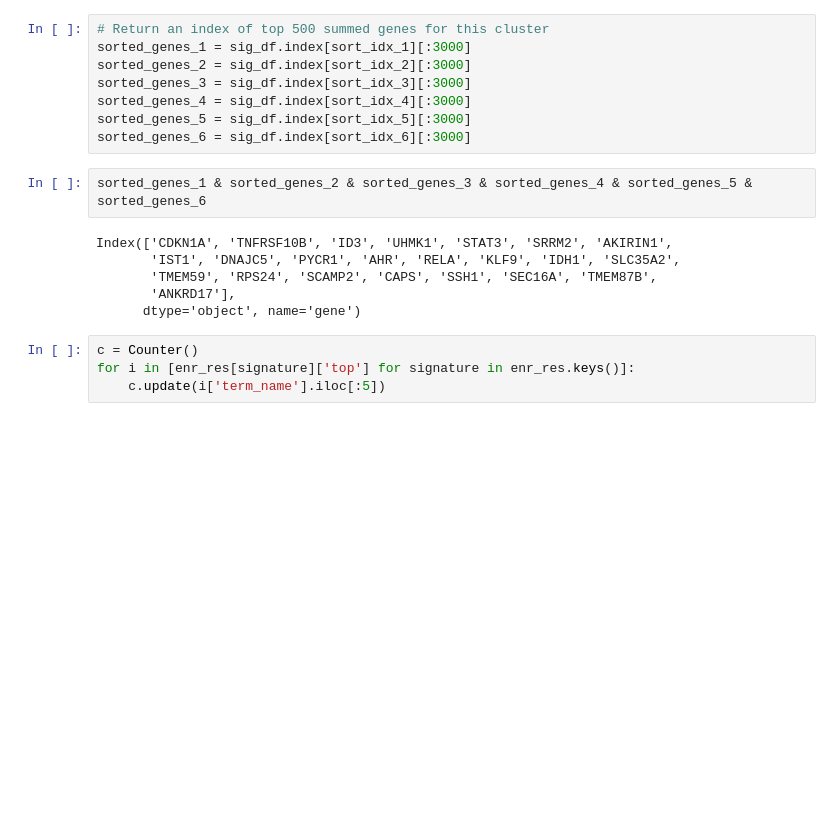
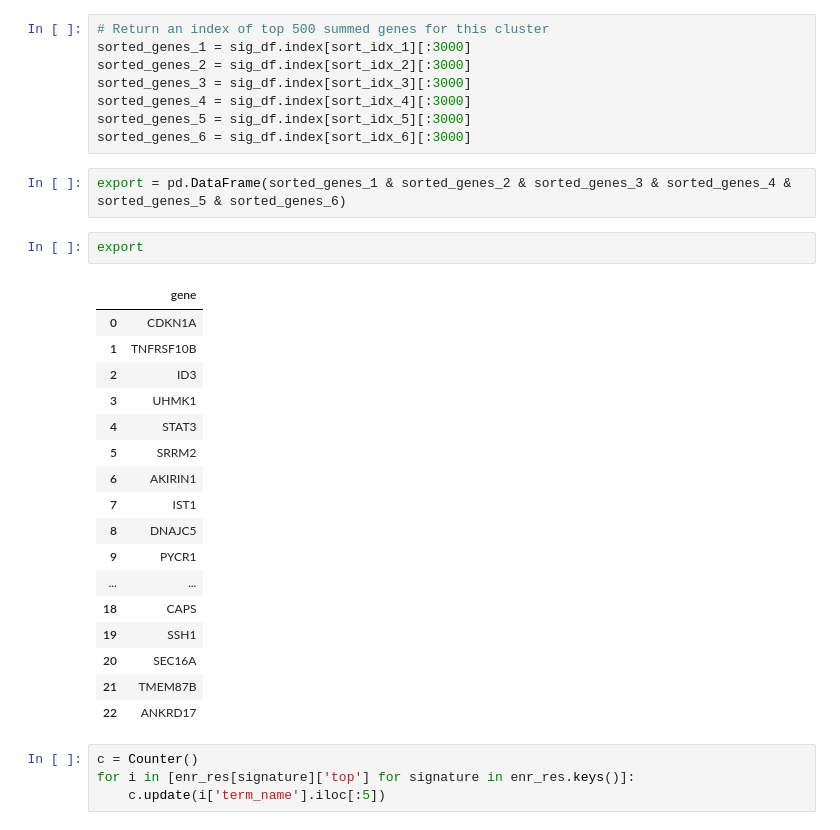
Before and after one commit to MaayanLab/human-melanoma-signature, a Jupyter notebook: pipeline/notebooks/Development.ipynb, the cells around one changed output. Drawn from its saved outputs; the diff is of its cells as text; blank space fills up the shorter version.

```diff
--- a/pipeline/notebooks/Development.ipynb
+++ b/pipeline/notebooks/Development.ipynb
@@ -157,13 +157,27 @@ sorted_genes_4 = sig_df.index[sort_idx_4][:3000]
 sorted_genes_5 = sig_df.index[sort_idx_5][:3000]
 sorted_genes_6 = sig_df.index[sort_idx_6][:3000]
 # %%
-sorted_genes_1 & sorted_genes_2 & sorted_genes_3 & sorted_genes_4 & sorted_genes_5 & sorted_genes_6
+export = pd.DataFrame(sorted_genes_1 & sorted_genes_2 & sorted_genes_3 & sorted_genes_4 & sorted_genes_5 & sorted_genes_6)
-# %% [output]
-Index(['CDKN1A', 'TNFRSF10B', 'ID3', 'UHMK1', 'STAT3', 'SRRM2', 'AKIRIN1',
-       'IST1', 'DNAJC5', 'PYCR1', 'AHR', 'RELA', 'KLF9', 'IDH1', 'SLC35A2',
-       'TMEM59', 'RPS24', 'SCAMP2', 'CAPS', 'SSH1', 'SEC16A', 'TMEM87B',
-       'ANKRD17'],
-      dtype='object', name='gene')
+# %%
+export
+# %% [output]
+|  | gene |
+| 0 | CDKN1A |
+| 1 | TNFRSF10B |
+| 2 | ID3 |
+| 3 | UHMK1 |
+| 4 | STAT3 |
+| 5 | SRRM2 |
+| 6 | AKIRIN1 |
+| 7 | IST1 |
+| 8 | DNAJC5 |
+| 9 | PYCR1 |
+| ... | ... |
+| 18 | CAPS |
+| 19 | SSH1 |
+| 20 | SEC16A |
+| 21 | TMEM87B |
+| 22 | ANKRD17 |
 # %%
 c = Counter()
 for i in [enr_res[signature]['top'] for signature in enr_res.keys()]:
```
Also changed, not shown: 1 other file.
